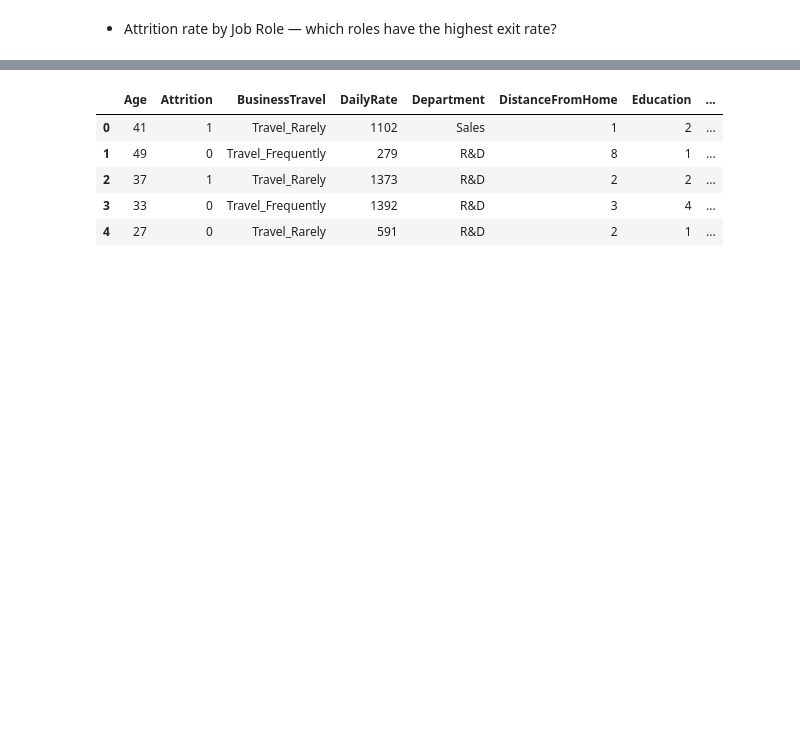
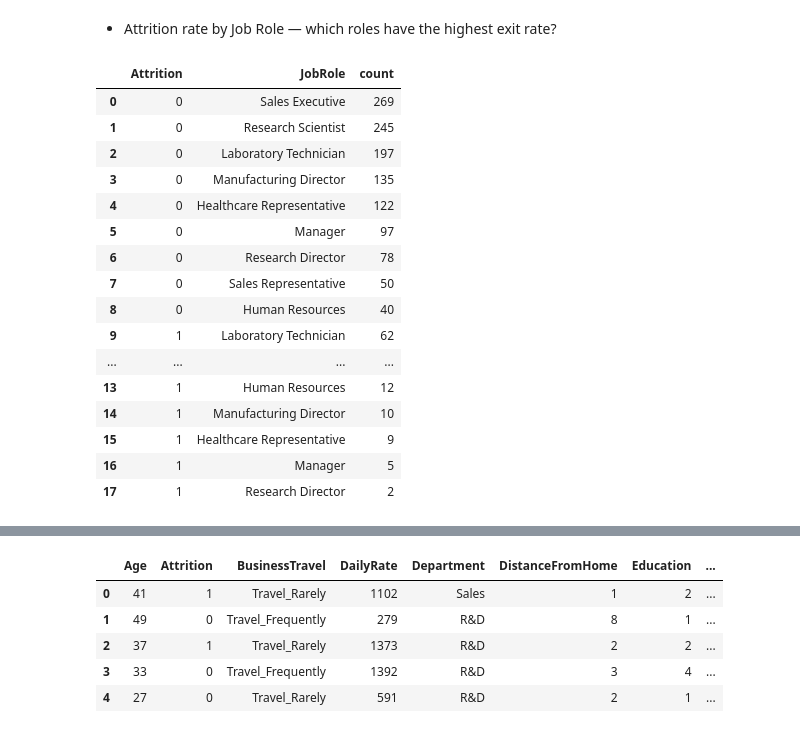
Before and after one commit to Optimus0205/Employee-Attrition, a Jupyter notebook: Project_2_Employee_Attrition_Prediction.ipynb, the cells around one changed output, grey strips where cells are left out. Saved outputs shown, nothing was run; the diff lists cells and outputs as text; code cells hidden in the pictures; blank space fills up the shorter version.

```diff
--- a/Project_2_Employee_Attrition_Prediction.ipynb
+++ b/Project_2_Employee_Attrition_Prediction.ipynb
@@ -237,3 +237,24 @@ plt.show()
 [figure]
 # %% [markdown]
 - Attrition rate by Job Role — which roles have the highest exit rate?
+# %%
+df_jobrole_status=df['JobRole'].groupby(df['Attrition']).value_counts().reset_index(name='count')
+df_jobrole_status
+# %% [output]
+|  | Attrition | JobRole | count |
+| 0 | 0 | Sales Executive | 269 |
+| 1 | 0 | Research Scientist | 245 |
+| 2 | 0 | Laboratory Technician | 197 |
+| 3 | 0 | Manufacturing Director | 135 |
+| 4 | 0 | Healthcare Representative | 122 |
+| 5 | 0 | Manager | 97 |
+| 6 | 0 | Research Director | 78 |
+| 7 | 0 | Sales Representative | 50 |
+| 8 | 0 | Human Resources | 40 |
+| 9 | 1 | Laboratory Technician | 62 |
+| ... | ... | ... | ... |
+| 13 | 1 | Human Resources | 12 |
+| 14 | 1 | Manufacturing Director | 10 |
+| 15 | 1 | Healthcare Representative | 9 |
+| 16 | 1 | Manager | 5 |
+| 17 | 1 | Research Director | 2 |
```
Also changed, not shown: parts of 6 cells of this notebook.
